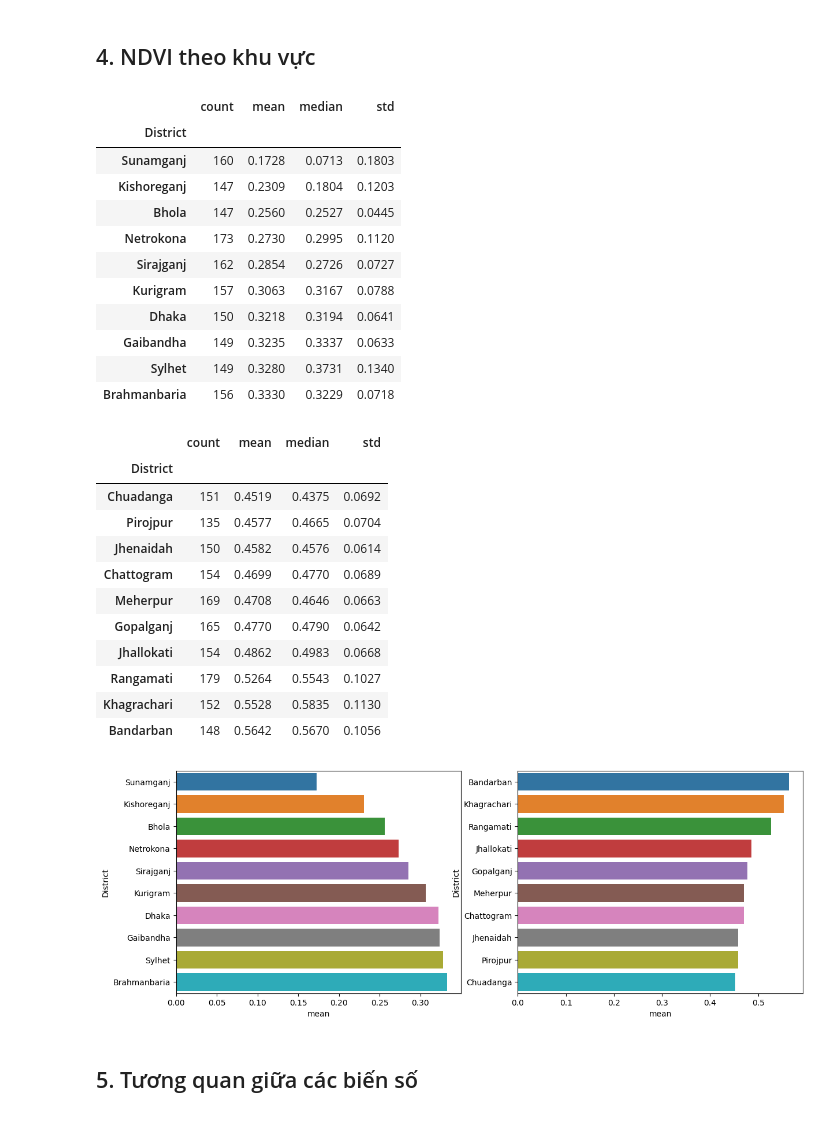
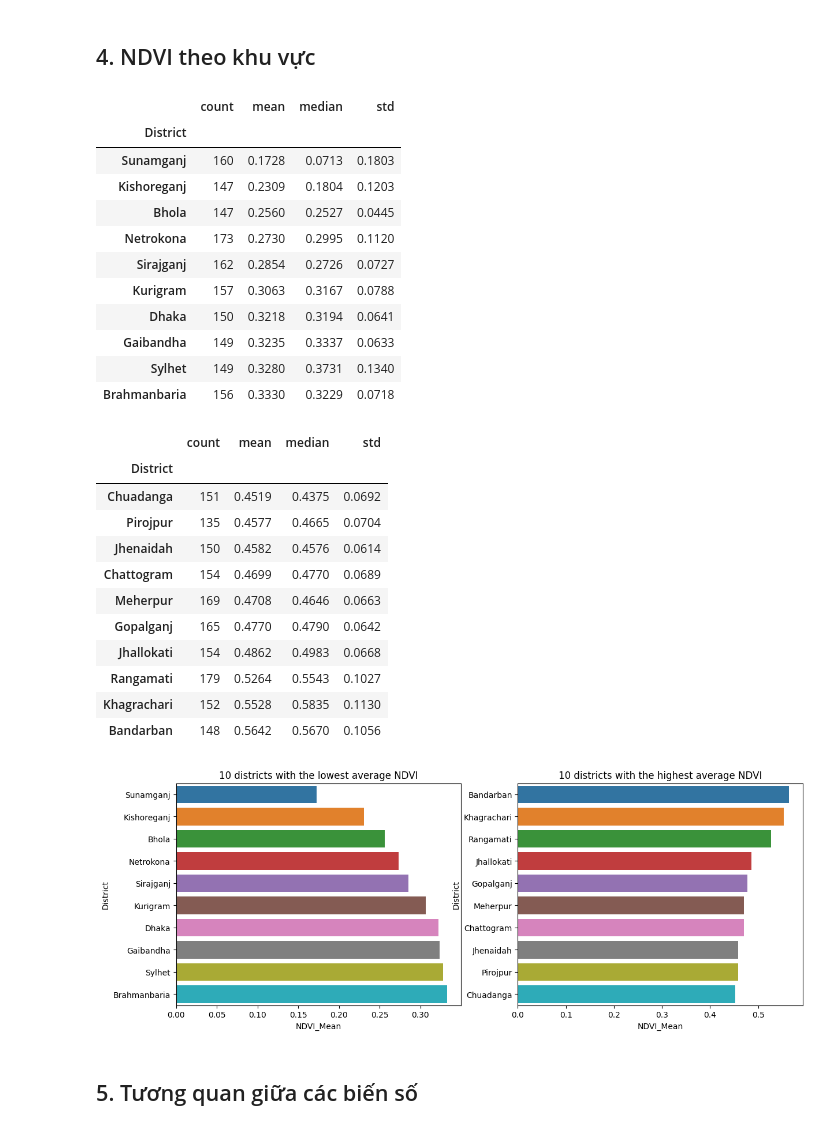
Before and after one commit to AKANEMO22/ADY201m---SU26, a Jupyter notebook: 3. EDA/Data Visualization.ipynb, the cells around one changed output. Drawn from its saved outputs; the diff is of its cells as text; code cells hidden in the pictures.

```diff
--- a/3. EDA/Data Visualization.ipynb
+++ b/3. EDA/Data Visualization.ipynb
@@ -142,38 +146,44 @@ sns.barplot(data = district_summary.head(10),
             hue = 'District',
             ax = axes[0])
 
+axes[0].set_xlabel('NDVI_Mean')
+axes[0].set_title('10 districts with the lowest average NDVI')
+
 sns.barplot(data = district_summary.tail(10).sort_values(by = 'mean', ascending = False),
             x = 'mean',
             y = 'District',
             hue = 'District',
             ax = axes[1])
+axes[1].set_xlabel('NDVI_Mean')
+axes[1].set_title('10 districts with the highest average NDVI')
+
 plt.show()
 # %% [output]
 |  | count | mean | median | std |
 | District |  |  |  |  |
 | Sunamganj | 160 | 0.1728 | 0.0713 | 0.1803 |
 | Kishoreganj | 147 | 0.2309 | 0.1804 | 0.1203 |
 | Bhola | 147 | 0.2560 | 0.2527 | 0.0445 |
 | Netrokona | 173 | 0.2730 | 0.2995 | 0.1120 |
 | Sirajganj | 162 | 0.2854 | 0.2726 | 0.0727 |
 | Kurigram | 157 | 0.3063 | 0.3167 | 0.0788 |
 | Dhaka | 150 | 0.3218 | 0.3194 | 0.0641 |
 | Gaibandha | 149 | 0.3235 | 0.3337 | 0.0633 |
 | Sylhet | 149 | 0.3280 | 0.3731 | 0.1340 |
 | Brahmanbaria | 156 | 0.3330 | 0.3229 | 0.0718 |
 |  | count | mean | median | std |
 | District |  |  |  |  |
 | Chuadanga | 151 | 0.4519 | 0.4375 | 0.0692 |
 | Pirojpur | 135 | 0.4577 | 0.4665 | 0.0704 |
 | Jhenaidah | 150 | 0.4582 | 0.4576 | 0.0614 |
 | Chattogram | 154 | 0.4699 | 0.4770 | 0.0689 |
 | Meherpur | 169 | 0.4708 | 0.4646 | 0.0663 |
 | Gopalganj | 165 | 0.4770 | 0.4790 | 0.0642 |
 | Jhallokati | 154 | 0.4862 | 0.4983 | 0.0668 |
 | Rangamati | 179 | 0.5264 | 0.5543 | 0.1027 |
 | Khagrachari | 152 | 0.5528 | 0.5835 | 0.1130 |
 | Bandarban | 148 | 0.5642 | 0.5670 | 0.1056 |
-[figure, old version]
+[figure, new version]
 # %% [markdown]
 ## 5. Tương quan giữa các biến số
 # %%
```
Also changed, not shown: parts of 5 cells of this notebook, 1 other file.
